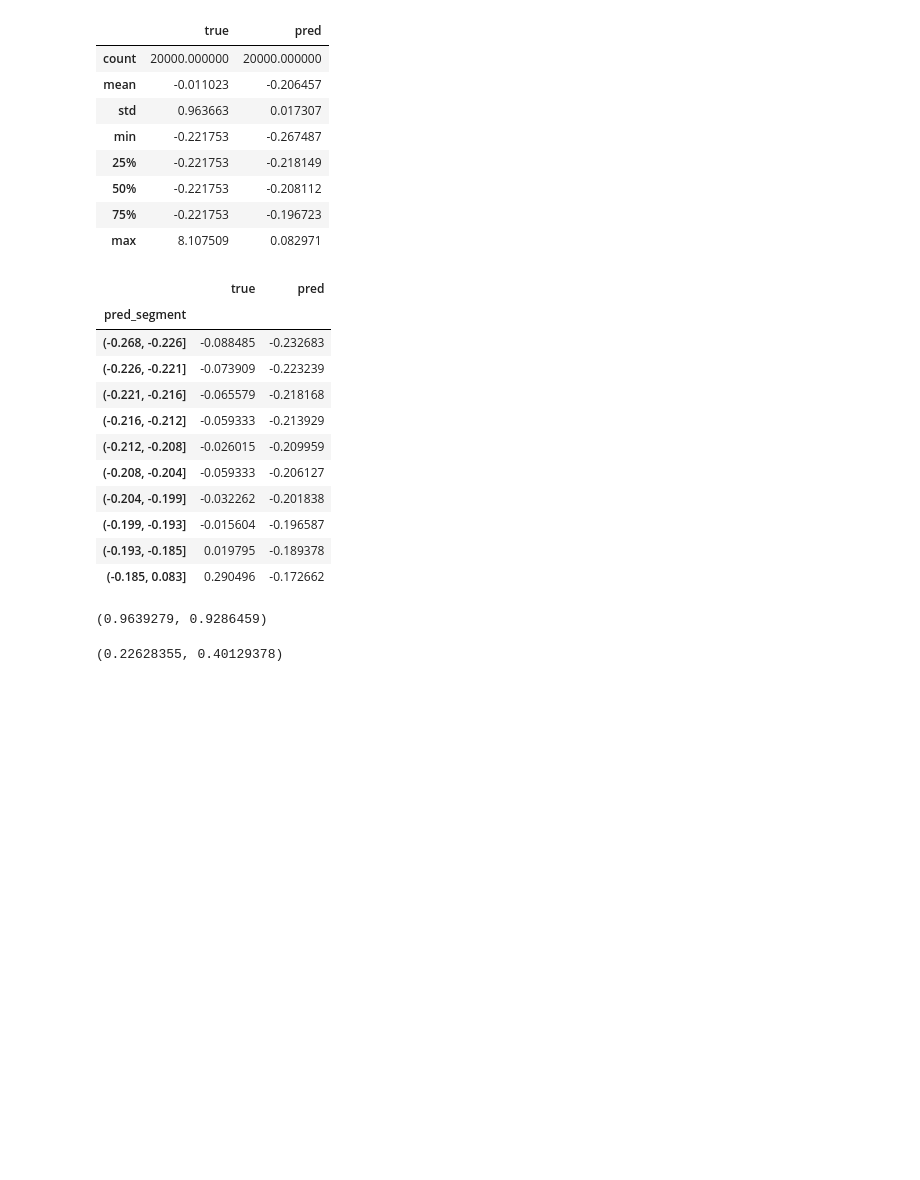
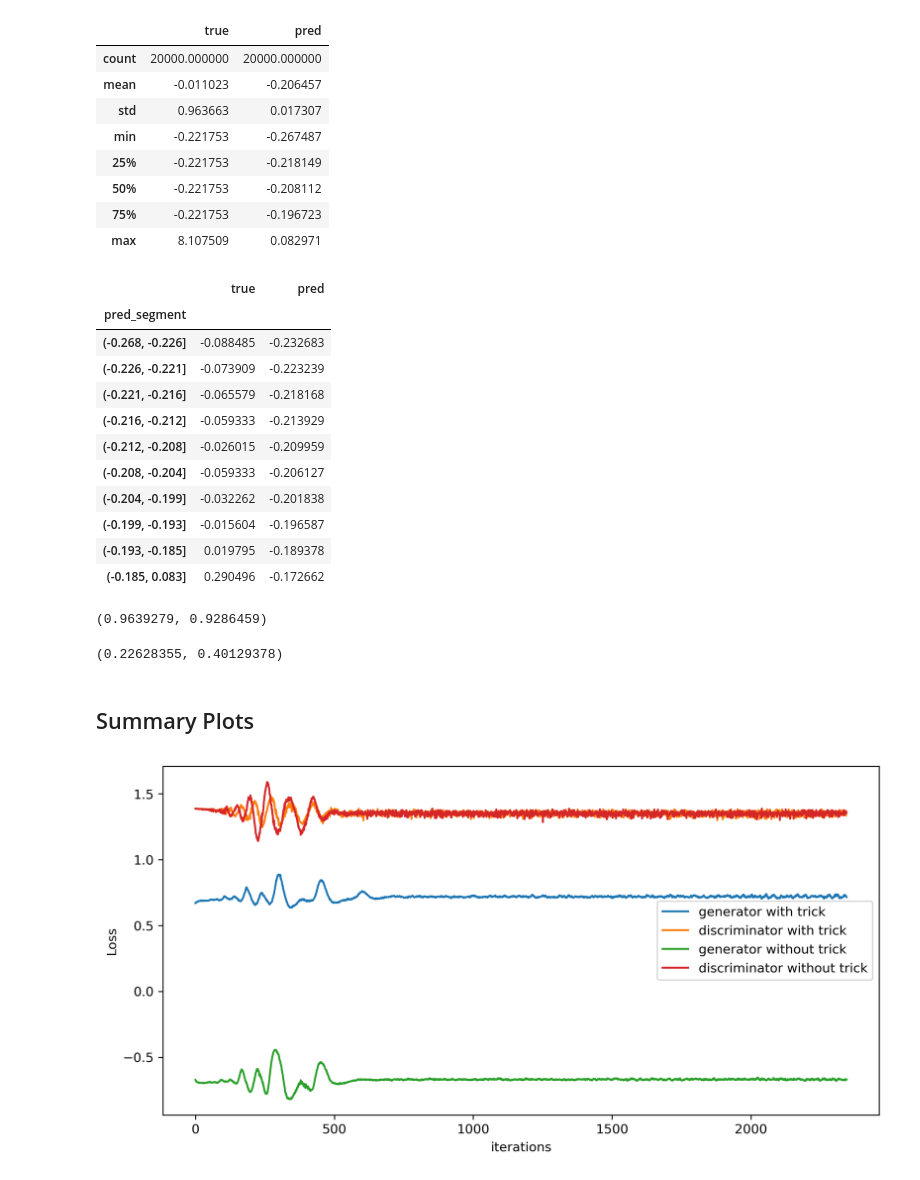
Before and after one commit to deddyjobson/regressGAN, a Jupyter notebook: 04_car_insurance_comparison.ipynb, the cells around one changed output. Drawn from its saved outputs; the diff is of its cells as text; code cells hidden in the pictures; blank space fills up the shorter version.

Commit message:
more experiment data with plots.

```diff
--- a/04_car_insurance_comparison.ipynb
+++ b/04_car_insurance_comparison.ipynb
@@ -739,12 +739,12 @@ optimizerG = optim.Adam(netG.parameters(), lr=lr, betas=(beta1, 0.999))
 
 # Lists to keep track of progress
 img_list = []
-G_losses = []
-D_losses = []
+G_losses_naive = []
+D_losses_naive = []
 iters = 0
 
-G_losses_val = []
-D_losses_val = []
+G_losses_naive_val = []
+D_losses_naive_val = []
 
 print("Starting Training Loop...")
 # For each epoch
@@ -841,13 +841,13 @@ for epoch in range(num_epochs):
 
                     errG_vals.append(errG_val.item())
                     errD_vals.append((errD_fake_val+errD_real_val).item())
-            G_losses_val.append(sum(errG_vals)/len(errG_vals))
-            D_losses_val.append(sum(errD_vals)/len(errD_vals))
+            G_losses_naive_val.append(sum(errG_vals)/len(errG_vals))
+            D_losses_naive_val.append(sum(errD_vals)/len(errD_vals))
 
 
         # Save Losses for plotting later
-        G_losses.append(errG.item())
-        D_losses.append(errD.item())
+        G_losses_naive.append(errG.item())
+        D_losses_naive.append(errD.item())
 
         # Check how the generator is doing by saving G's output on fixed_noise
         # if (iters % 500 == 0) or ((epoch == num_epochs-1) and (i == len(train_set)-1)):
@@ -1079,3 +1079,20 @@ mean_absolute_error(df_results["true"], df_results["pred"]), (
 ).abs().mean()
 # %% [output]
 (0.22628355, 0.40129378)
+# %% [markdown]
+## Summary Plots
+# %%
+plt.figure(dpi=300,figsize=(10,5))
+# plt.title("Generator and Discriminator Loss During Training")
+plt.plot(G_losses,label="generator with trick")
+plt.plot(D_losses,label="discriminator with trick")
+
+plt.plot(G_losses_naive,label="generator without trick")
+plt.plot(D_losses_naive,label="discriminator without trick")
+
+plt.xlabel("iterations")
+plt.ylabel("Loss")
+plt.legend()
+plt.show()
+# %% [output]
+[figure, added]
```
Also changed, not shown: parts of 3 cells of this notebook, 1 other file.
